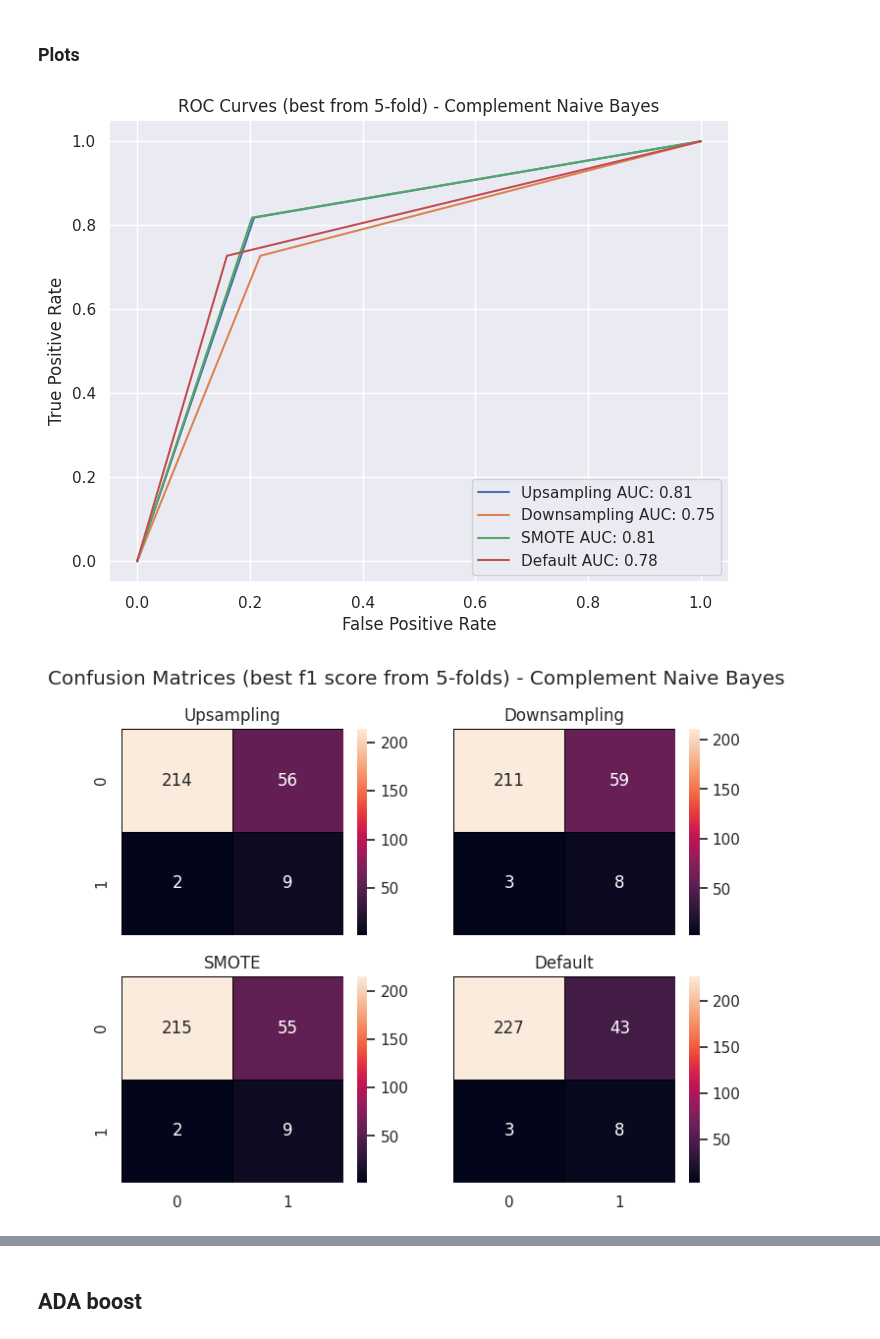
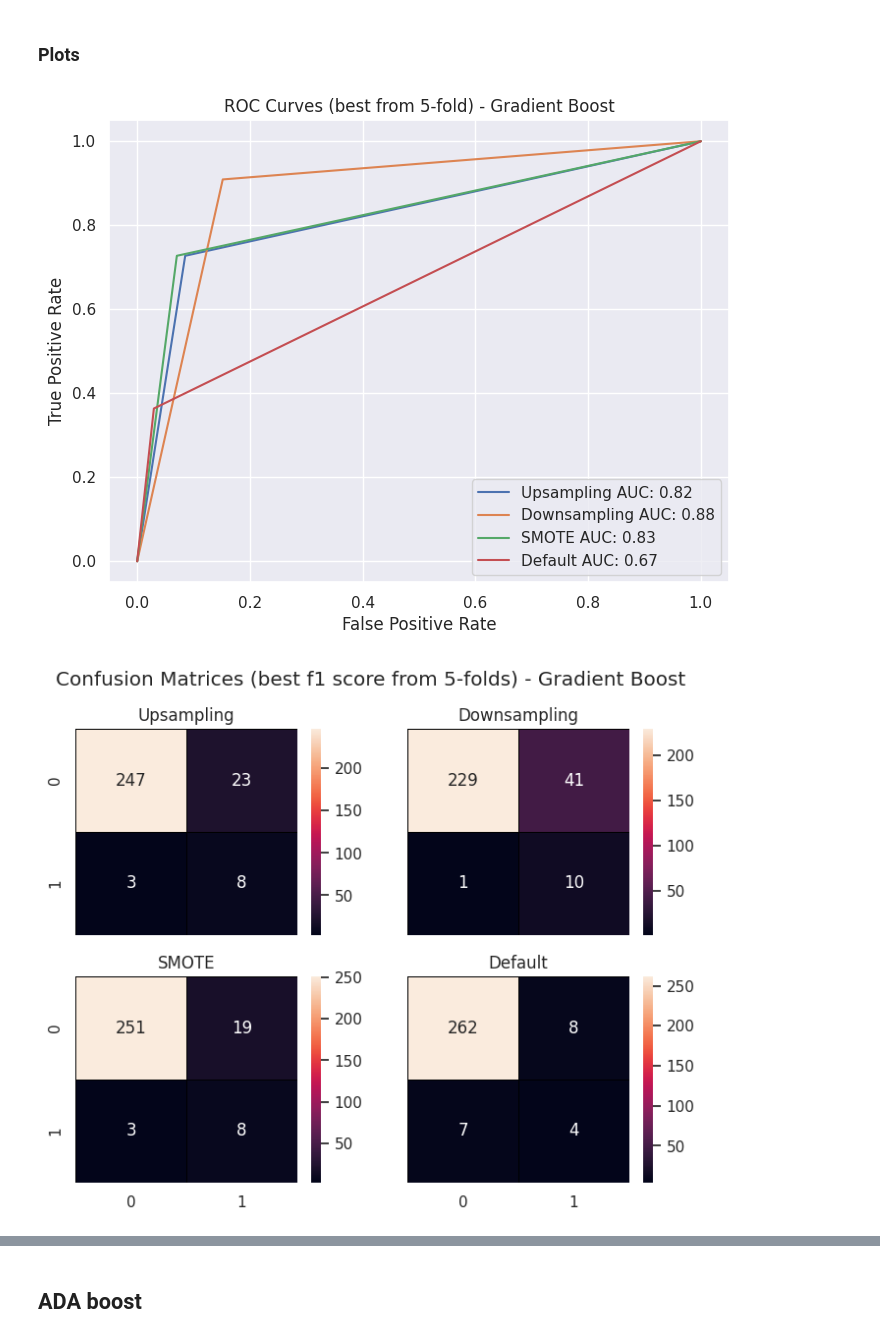
Before and after one commit to AAleksandros/HUA-DIT-Data-mining-project, a Jupyter notebook: only_classifiers.ipynb, the cells around one changed output, grey strips where cells are left out. Cells and saved outputs as stored; diff of their text form; code cells hidden in the pictures.

```diff
--- a/only_classifiers.ipynb
+++ b/only_classifiers.ipynb
@@ -983,25 +987,25 @@ df_cnb_oversampled = pd.concat([pd.DataFrame(df_cnb_oversampled_X), pd.DataFrame
 # %%
 # Prepare dataset for training k-fold splits
-X = df_cnb_oversampled.drop(['oscar_winners'], axis=1)
-y = df_cnb_oversampled[['oscar_winners']]
+X = df_grb_oversampled.drop(['oscar_winners'], axis=1)
+y = df_grb_oversampled[['oscar_winners']]
 
 # Create k-fold splits and stratify classes
 kf = StratifiedKFold(n_splits=5, shuffle=False)
 
-reports_smote_cnb = []
+reports_smote_grb = []
 for i, train_idx in enumerate(kf.split(X, y), 1):
 
-    train = df_cnb_oversampled.iloc[train_idx[1]]
+    train = df_grb_oversampled.iloc[train_idx[1]]
 
     # Separate labels
     X_train, y_train = train.drop(['oscar_winners'], axis=1).values, train[['oscar_winners']].values
     y_train = y_train.squeeze(axis=1)
 
-    model = ComplementNB(force_alpha=True)
+    model = GradientBoostingClassifier(n_estimators=100, learning_rate=1.0, max_depth=1, random_state=0)
     model.fit(X_train, y_train)
 
     # Test on test split
-    X_test, y_test = df_cnb_test.drop(['oscar_winners'], axis=1).values, df_cnb_test[['oscar_winners']].values
+    X_test, y_test = df_grb_test.drop(['oscar_winners'], axis=1).values, df_grb_test[['oscar_winners']].values
     y_test = y_test.squeeze(axis=1)
 
     y_pred = model.predict(X_test)
@@ -1013,12 +1017,12 @@ for i, train_idx in enumerate(kf.split(X, y), 1):
     y_test = [float(x) for x in y_test]
 
     report = classification_report(y_test, y_pred, output_dict=True, zero_division=0.0)
-    reports_smote_cnb.append({'label' : 'SMOTE',
+    reports_smote_grb.append({'label' : 'SMOTE',
                             'report': report,
                             'true' : y_test,
                             'preds' : y_pred,
                             'X_train' : X_train,
                             'y_train' : y_train})
 
-best_performing_smote_cnb_model = max(reports_smote_cnb, key=lambda a:a['report']['1.0']['f1-score'])
+best_performing_smote_grb_model = max(reports_smote_grb, key=lambda a:a['report']['1.0']['f1-score'])
 # %% [output]
@@ -1031,26 +1035,26 @@ Fold 5 test accuracy: 0.7972
 #### Default
 # %%
 # Prepare dataset for training k-fold splits
-X = df_cnb_train.drop(['oscar_winners'], axis=1)
-y = df_cnb_train[['oscar_winners']]
+X = df_grb_train.drop(['oscar_winners'], axis=1)
+y = df_grb_train[['oscar_winners']]
 
 # Create k-fold splits and stratify classes
 kf = StratifiedKFold(n_splits=5, shuffle=False)
 
-reports_default_cnb = []
+reports_default_grb = []
 for i, train_idx in enumerate(kf.split(X, y), 1):
 
-    train = df_cnb_train.iloc[train_idx[1]]
+    train = df_grb_train.iloc[train_idx[1]]
 
     # Separate labels
     X_train, y_train = train.drop(['oscar_winners'], axis=1).values, train[['oscar_winners']].values
     y_train = y_train.squeeze(axis=1)
 
-    model = ComplementNB(force_alpha=True)
+    model = GradientBoostingClassifier(n_estimators=100, learning_rate=1.0, max_depth=1, random_state=0)
     model.fit(X_train, y_train)
 
     # Test on test split
-    X_test, y_test = df_cnb_test.drop(['oscar_winners'], axis=1).values, df_cnb_test[['oscar_winners']].values
+    X_test, y_test = df_grb_test.drop(['oscar_winners'], axis=1).values, df_grb_test[['oscar_winners']].values
     y_test = y_test.squeeze(axis=1)
 
     y_pred = model.predict(X_test)
@@ -1062,12 +1066,12 @@ for i, train_idx in enumerate(kf.split(X, y), 1):
     y_test = [float(x) for x in y_test]
 
     report = classification_report(y_test, y_pred, output_dict=True, zero_division=0.0)
-    reports_default_cnb.append({'label' : 'Default',
+    reports_default_grb.append({'label' : 'Default',
                             'report': report,
                             'true' : y_test,
                             'preds' :y_pred,
                             'X_train' : X_train,
                             'y_train' : y_train})
 
-best_performing_default_cnb_model = max(reports_default_cnb, key=lambda a:a['report']['1.0']['f1-score'])
+best_performing_default_grb_model = max(reports_default_grb, key=lambda a:a['report']['1.0']['f1-score'])
 # %% [output]
@@ -1079,19 +1083,19 @@ Fold 5 test accuracy: 0.7758
 # %% [markdown]
 ### Plots
 # %%
-plot_roc_curves(best_performing_ups_cnb_model,
-                best_performing_dwn_cnb_model,
-                best_performing_smote_cnb_model,
-                best_performing_default_cnb_model,
-                'ROC Curves (best from 5-fold) - Complement Naive Bayes')
+plot_roc_curves(best_performing_ups_grb_model,
+                best_performing_dwn_grb_model,
+                best_performing_smote_grb_model,
+                best_performing_default_grb_model,
+                'ROC Curves (best from 5-fold) - Gradient Boost')
 # %% [output]
-[figure, old version]
+[figure, new version]
 # %%
-plot_confusion_matrices((best_performing_ups_cnb_model,
-                         best_performing_dwn_cnb_model,
-                         best_performing_smote_cnb_model,
-                         best_performing_default_cnb_model),
-                         'Confusion Matrices (best f1 score from 5-folds) - Complement Naive Bayes')
+plot_confusion_matrices((best_performing_ups_grb_model,
+                         best_performing_dwn_grb_model,
+                         best_performing_smote_grb_model,
+                         best_performing_default_grb_model),
+                         'Confusion Matrices (best f1 score from 5-folds) - Gradient Boost')
 # %% [output]
-[figure, old version]
+[figure, new version]
 # %%
```
Also changed, not shown: parts of 49 cells of this notebook, 7 other files.
